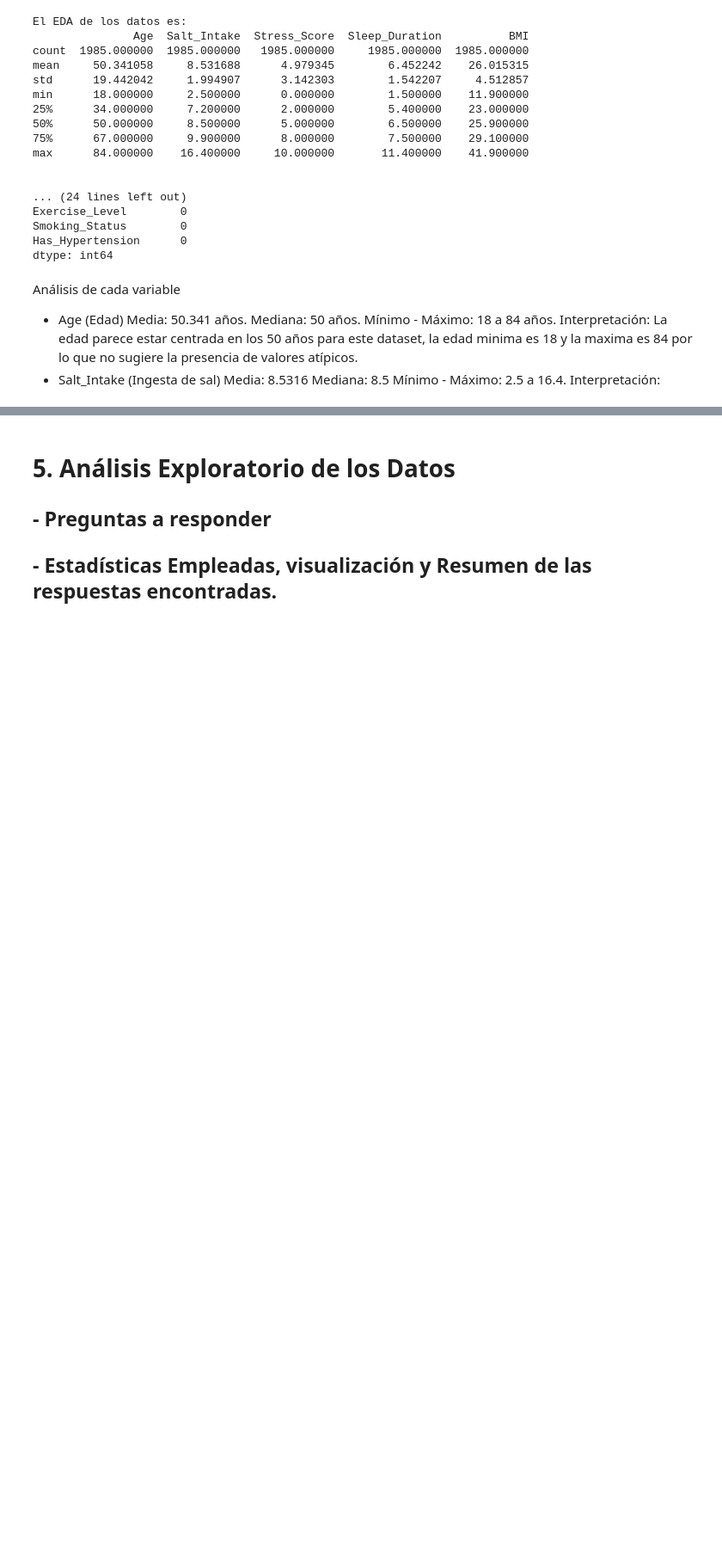
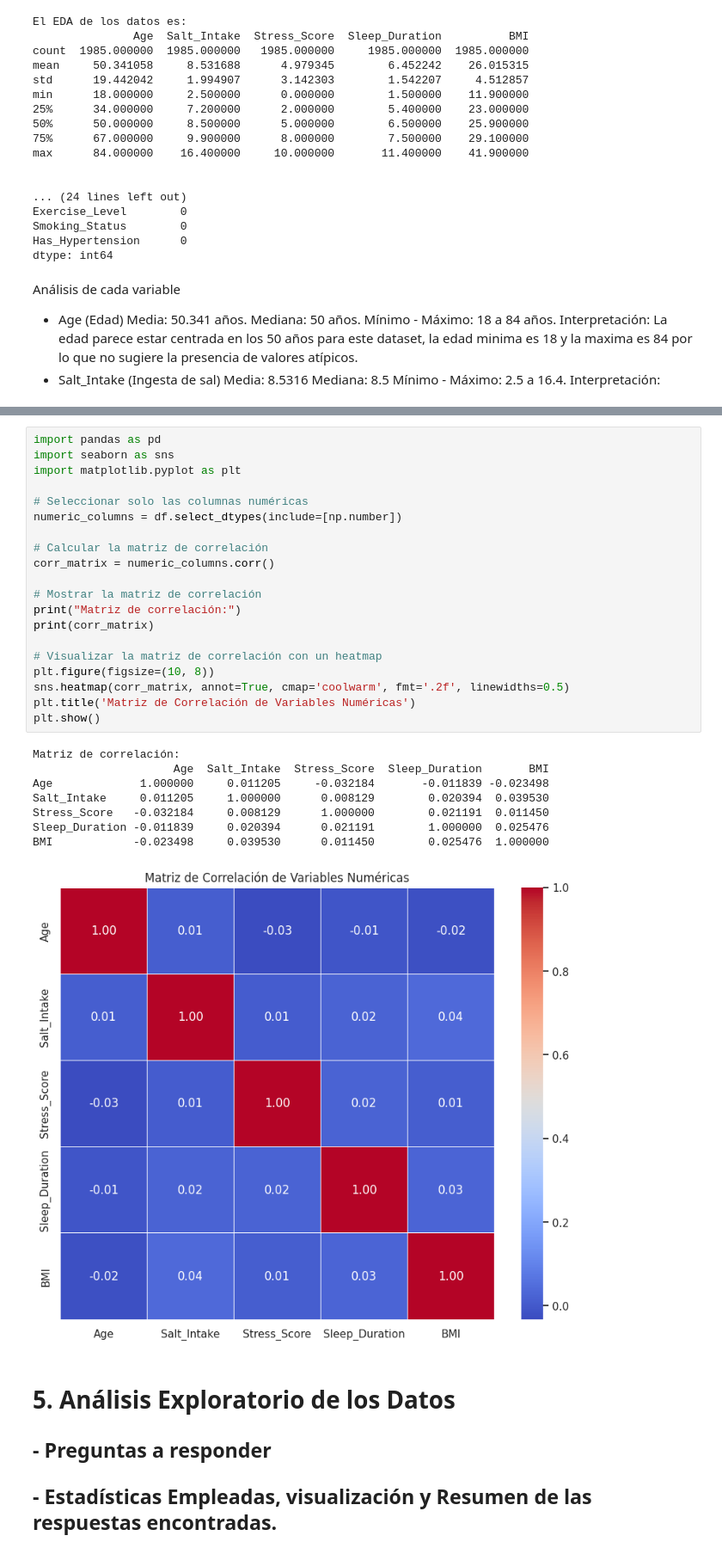
Before and after one commit to AleR26/ColabFiles, a Jupyter notebook: ProyectoProgADAP_263162.ipynb, the cells around one changed output, grey strips where cells are left out. Shown at 86% size. Cells and saved outputs as stored; diff of their text form; blank space fills up the shorter version.

```diff
--- a/ProyectoProgADAP_263162.ipynb
+++ b/ProyectoProgADAP_263162.ipynb
@@ -347,3 +398,32 @@ plt.tight_layout()
+# %%
+import pandas as pd
+import seaborn as sns
+import matplotlib.pyplot as plt
+
+# Seleccionar solo las columnas numéricas
+numeric_columns = df.select_dtypes(include=[np.number])
+
+# Calcular la matriz de correlación
+corr_matrix = numeric_columns.corr()
+
+# Mostrar la matriz de correlación
+print("Matriz de correlación:")
+print(corr_matrix)
+
+# Visualizar la matriz de correlación con un heatmap
+plt.figure(figsize=(10, 8))
+sns.heatmap(corr_matrix, annot=True, cmap='coolwarm', fmt='.2f', linewidths=0.5)
+plt.title('Matriz de Correlación de Variables Numéricas')
+plt.show()
+# %% [output]
+Matriz de correlación:
+                     Age  Salt_Intake  Stress_Score  Sleep_Duration       BMI
+Age             1.000000     0.011205     -0.032184       -0.011839 -0.023498
+Salt_Intake     0.011205     1.000000      0.008129        0.020394  0.039530
+Stress_Score   -0.032184     0.008129      1.000000        0.021191  0.011450
+Sleep_Duration -0.011839     0.020394      0.021191        1.000000  0.025476
+BMI            -0.023498     0.039530      0.011450        0.025476  1.000000
+[figure, added]
 # %% [markdown]
 # **5. Análisis Exploratorio de los Datos**
 
```
Also changed, not shown: parts of 8 cells of this notebook.
